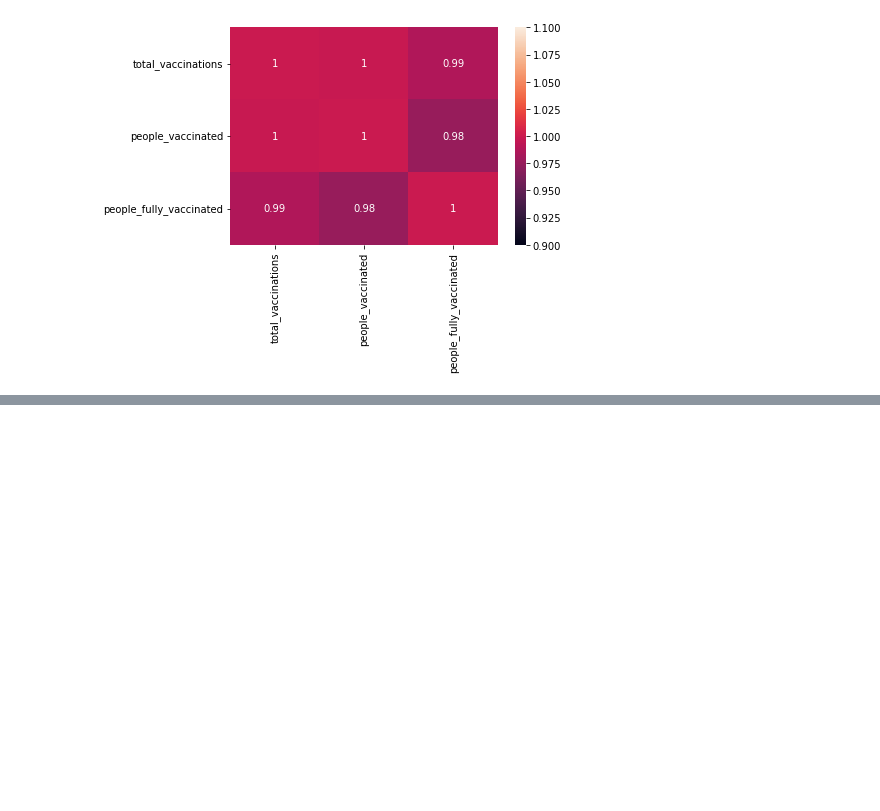
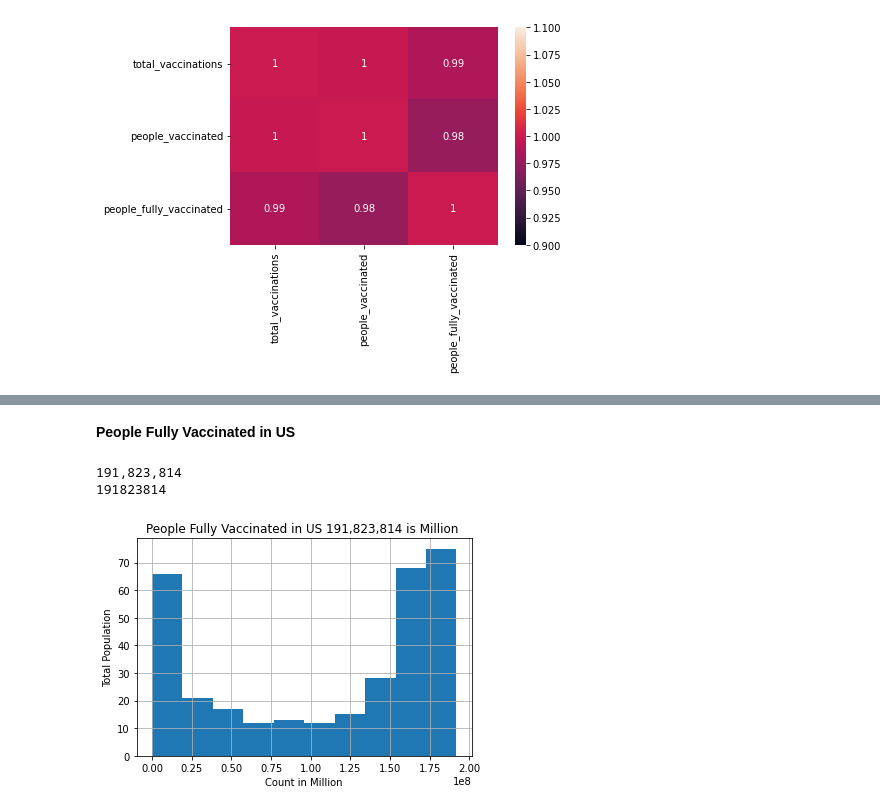
Before and after one commit to nitin578/103_Country_Covid19_Vaccinations, a Jupyter notebook: Test.ipynb, the cells around one changed output, grey strips where cells are left out. Saved outputs shown, nothing was run; the diff lists cells and outputs as text; code cells hidden in the pictures; blank space fills up the shorter version.

```diff
--- a/Test.ipynb
+++ b/Test.ipynb
@@ -487,0 +609,16 @@ sns.heatmap(India_df[numerical_features].corr(), vmin=1, vmax=1, annot=True)
+# %% [markdown]
+**People Fully Vaccinated in US**
+# %%
+US_df[numerical_features].hist(column = 'people_fully_vaccinated')
+plt.xlabel("Count in Million")
+plt.ylabel("Total Population")
+plt.title("People Fully Vaccinated in US 191,823,814 is Million ")
+column = US_df["people_fully_vaccinated"]
+max_value = column.max()
+number_with_commas = "{:,}".format(191823814)
+print(number_with_commas)
+print(max_value)
+# %% [output]
+191,823,814
+191823814
+[figure, added]
```
Also changed, not shown: parts of 27 cells of this notebook.
